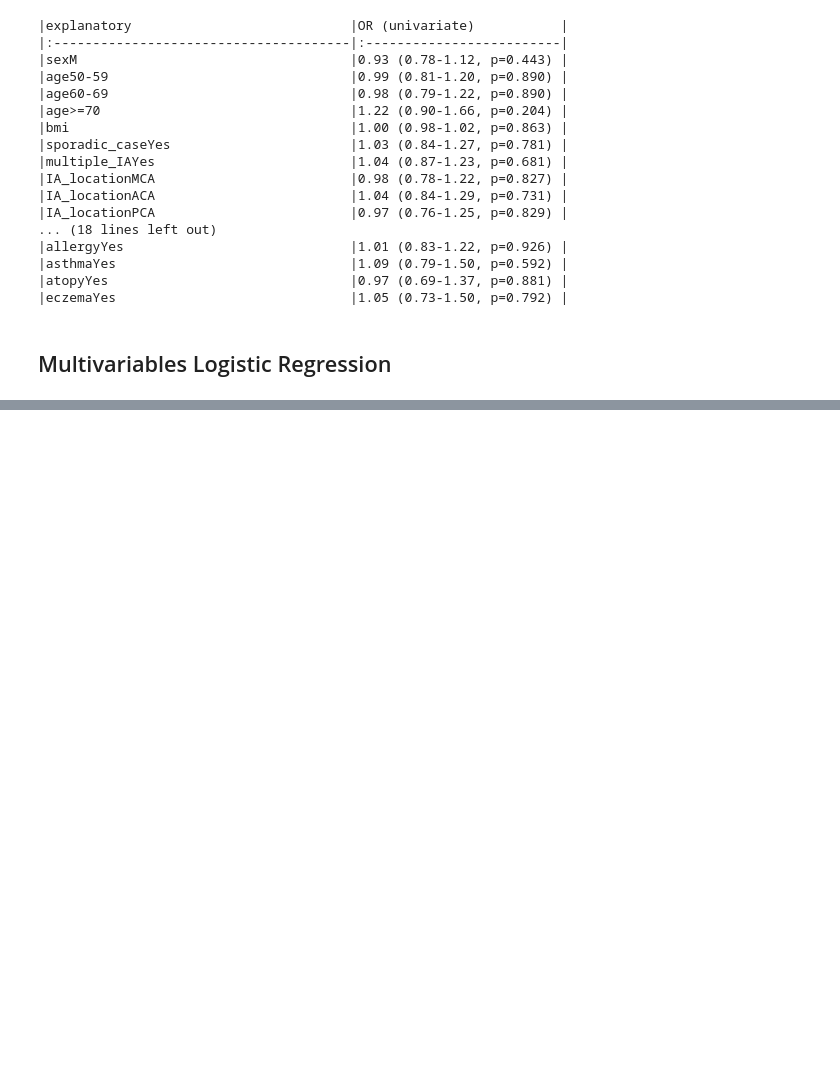
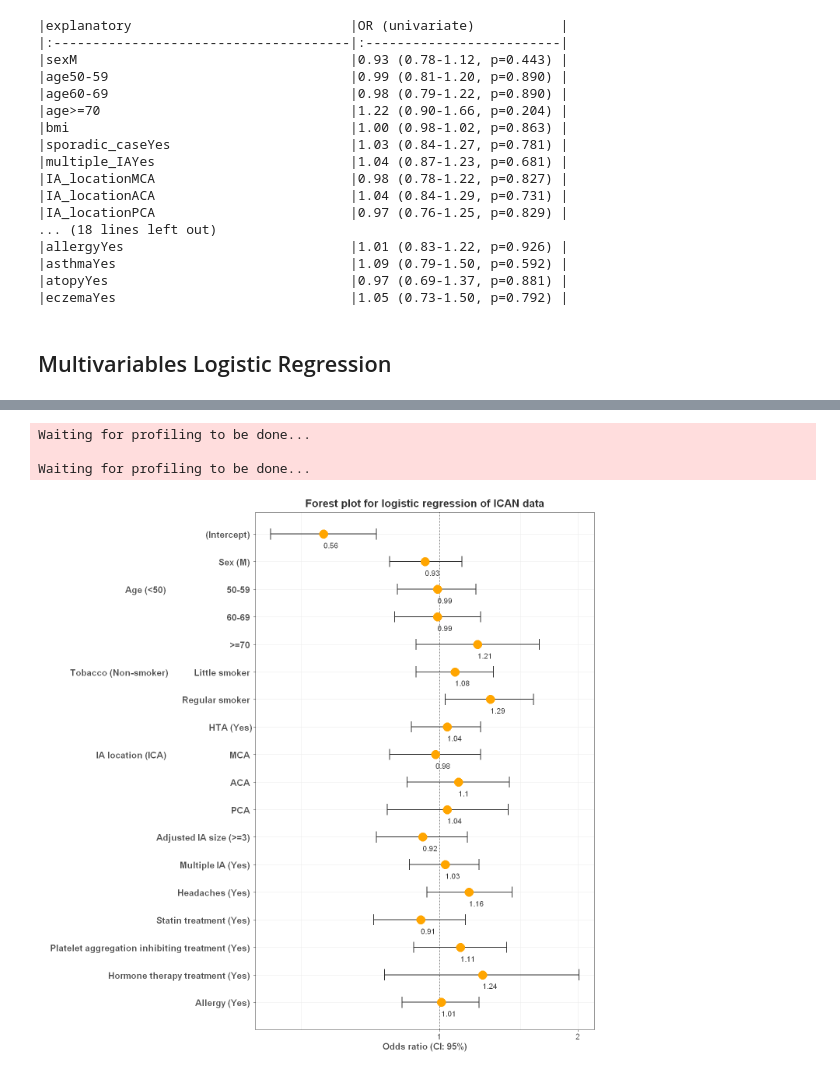
Before and after one commit to ICAN-aneurysms/RIA-predict, a Jupyter notebook: notebooks/3-Logistic-Regression-Model.ipynb, the cells around one changed output, grey strips where cells are left out. Drawn from its saved outputs; the diff is of its cells as text; code cells hidden in the pictures; blank space fills up the shorter version.

```diff
--- a/notebooks/3-Logistic-Regression-Model.ipynb
+++ b/notebooks/3-Logistic-Regression-Model.ipynb
@@ -181,0 +122,60 @@ Warning message:
+# %%
+Odds <- as.vector(round(exp(coef(fit)),2))
+CILow <- as.vector(round(exp(confint(fit)),2)[,1])
+CIHigh <- as.vector(round(exp(confint(fit)),2)[,2])
+# %% [output]
+Waiting for profiling to be done...
+
+Waiting for profiling to be done...
+# %%
+boxLabels = c("(Intercept) ", "Sex (M) ", "Age (<50)                          50-59 ", "60-69 ", ">=70 ",
+              "Tobacco (Non-smoker)           Little smoker ", "Regular smoker ",
+              "HTA (Yes)" , "IA location (ICA)                           MCA ", "ACA ", "PCA ",
+              "Adjusted IA size (>=3) ", "Multiple IA (Yes) ", "Headaches (Yes) ",
+              "Statin treatment (Yes) ", "Platelet aggregation inhibiting treatment (Yes) ",
+              "Hormone therapy treatment (Yes) ", "Allergy (Yes) ")
+
+df <- data.frame(yAxis = length(boxLabels):1,
+                 boxOdds = Odds,
+                 boxCILow = CILow,
+                 boxCIHigh = CIHigh)
+
+# Plot
+options(repr.plot.width = 12, repr.plot.height = 12)
+p <- ggplot(df, aes(x = boxOdds, y = reorder(boxLabels, yAxis)))
+
+p + geom_vline(aes(xintercept = 1), size = .25, linetype = "dashed") +
+  geom_errorbarh(aes(xmax = boxCIHigh, xmin = boxCILow), size = 0.7,
+                 height = .4, color = "gray20") +
+  geom_point(size = 6, color = "orange") +
+  theme_bw()  +
+  scale_x_continuous(breaks = c(1, 2, 3, 4, 5, 6, 7, 8)) +
+  coord_trans(x = "log10") +
+  ylab("") +
+  xlab("Odds ratio (CI: 95%)") +
+  annotate(geom = "text", y =17.6, x = Odds[1], label = Odds[1], size = 4, hjust = 0, col = "gray20") +
+  annotate(geom = "text", y =16.6, x = Odds[2], label = Odds[2], size = 4, hjust = 0, col = "gray20") +
+  annotate(geom = "text", y =15.6, x = Odds[3], label = Odds[3], size = 4, hjust = 0, col = "gray20") +
+  annotate(geom = "text", y =14.6, x = Odds[4], label = Odds[4], size = 4, hjust = 0, col = "gray20") +
+  annotate(geom = "text", y =13.6, x = Odds[5], label = Odds[5], size = 4, hjust = 0, col = "gray20") +
+  annotate(geom = "text", y =12.6, x = Odds[6], label = Odds[6], size = 4, hjust = 0, col = "gray20") +
+  annotate(geom = "text", y =11.6, x = Odds[7], label = Odds[7], size = 4, hjust = 0, col = "gray20") +
+  annotate(geom = "text", y =10.6, x = Odds[8], label = Odds[8], size = 4, hjust = 0, col = "gray20") +
+  annotate(geom = "text", y =9.6, x = Odds[9], label = Odds[9], size = 4, hjust = 0, col = "gray20") +
+  annotate(geom = "text", y =8.6, x = Odds[10], label = Odds[10], size = 4, hjust = 0, col = "gray20") +
+  annotate(geom = "text", y =7.6, x = Odds[11], label = Odds[11], size = 4, hjust = 0, col = "gray20") +
+  annotate(geom = "text", y =6.6, x = Odds[12], label = Odds[12], size = 4, hjust = 0, col = "gray20") +
+  annotate(geom = "text", y =5.6, x = Odds[13], label = Odds[13], size = 4, hjust = 0, col = "gray20") +
+  annotate(geom = "text", y =4.6, x = Odds[14], label = Odds[14], size = 4, hjust = 0, col = "gray20") +
+  annotate(geom = "text", y =3.6, x = Odds[15], label = Odds[15], size = 4, hjust = 0, col = "gray20") +
+  annotate(geom = "text", y =2.6, x = Odds[16], label = Odds[16], size = 4, hjust = 0, col = "gray20") +
+  annotate(geom = "text", y =1.6, x = Odds[17], label = Odds[17], size = 4, hjust = 0, col = "gray20") +
+  annotate(geom = "text", y =0.6, x = Odds[18], label = Odds[18], size = 4, hjust = 0, col = "gray20") +
+
+  ggtitle("Forest plot for logistic regression of ICAN data") +
+  theme(plot.title = element_text(face = "bold", colour = "gray20", size = 16, hjust = 0.5),
+        axis.title.x = element_text(colour = "gray30", size = 14, face = "bold"),
+        axis.text.y = element_text(color="gray30", size=14, face = "bold"),
+        axis.text.x = element_text(color="gray20", size=12))
+# %% [output]
+[figure, added]
```
Also changed, not shown: parts of 6 cells of this notebook, 5 other files.
